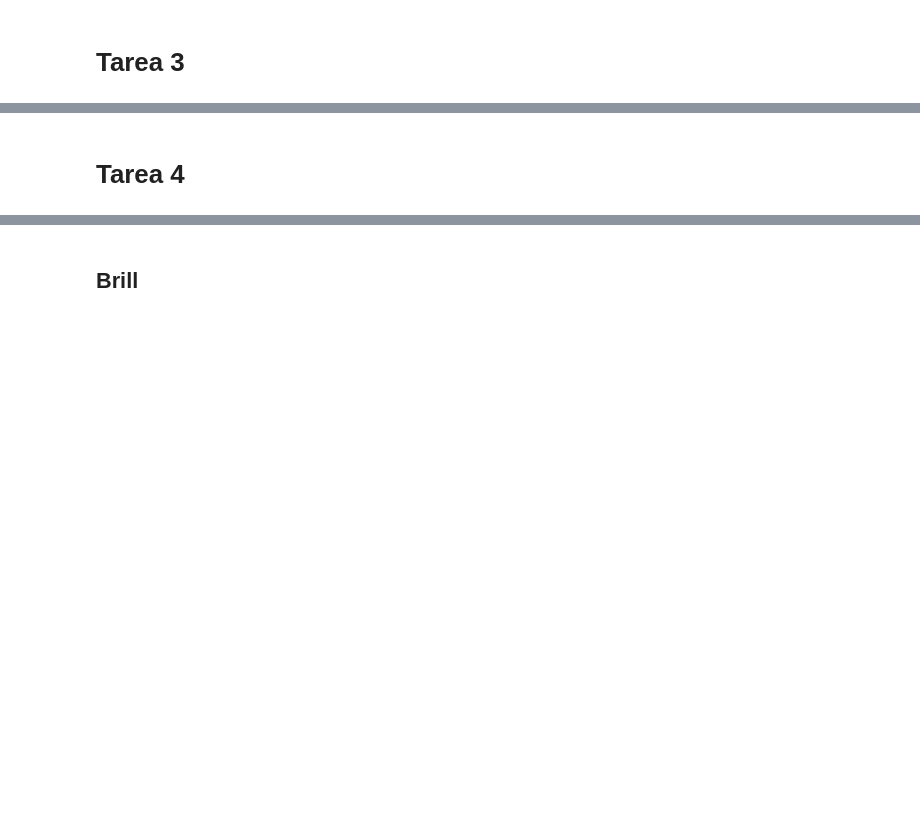
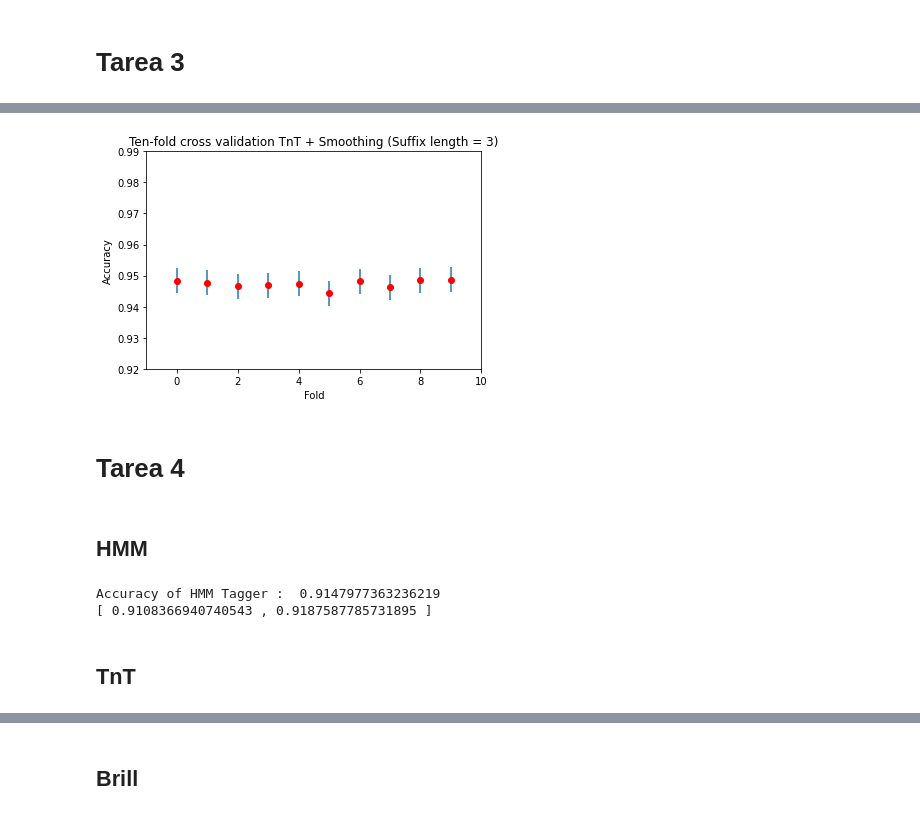
Before and after one commit to jiwidi/MIARFID, a Jupyter notebook: LC/final_lab/POS_tagigng.ipynb, the cells around one changed output, grey strips where cells are left out. Cells and saved outputs as stored; diff of their text form; code cells hidden in the pictures; blank space fills up the shorter version.

```diff
--- a/LC/final_lab/POS_tagigng.ipynb
+++ b/LC/final_lab/POS_tagigng.ipynb
@@ -311,22 +385,19 @@ plt.show()
 # %%
-# Aquí se debería entrenar TNT + suavizado y TNT sin suavizado.
-# Lo dejo a medias porque tengo dudas de si se hace así.
-
-# Train TNT+Smoothing (falta añadir TNT sin smoothing)
-results_tnt_affix_length_2 = []
-intervals_tnt_affix_length_2 = []
+# Train TNT+Smoothing (suffix length = 3)
+results_tnt_affix_length_3 = []
+intervals_tnt_affix_length_3 = []
 kf_fold = KFold(n_splits=10, shuffle=False)
 for train_index, test_index in kf_fold.split(processed_corpus):
         #Split data
         training_cv = np.take(processed_corpus,train_index).tolist()
         test_cv = np.take(processed_corpus,test_index).tolist()
         # TNT + Smoothing
-        v = tr_te_tnt_smooth(training_cv,test_cv,-1)
-        results_tnt_affix_length_2.append(v)
+        v = tr_te_tnt_smooth(training_cv,test_cv,3)
+        results_tnt_affix_length_3.append(v)
         #Number of words on test partition
         N = 0
         for i in test_notcv: N += len(i)
         #Intervalos
         d = 1.96*math.sqrt((v*(1-v))/N)
         ic = round(d,3)
-        intervals_tnt_affix_length_2.append(ic)
+        intervals_tnt_affix_length_3.append(ic)
@@ -333,2 +408,16 @@ for train_index, test_index in kf_fold.split(processed_corpus):
+# %%
+x=[i for i in range(10)]
+y=results_tnt_affix_length_3 # results es una lista con los resultados de cada experimento
+plt.axis([-1, 10, 0.92, 0.99])
+plt.ylabel('Accuracy')
+plt.xlabel('Fold')
+plt.title('Ten-fold cross validation TnT + Smoothing (Suffix length = 3)')
+plt.plot(x,y,'ro')
+Tic=intervals_tnt_affix_length_2 # Lista con los intervalos de confianza
+plt.errorbar(x,y,yerr=Tic,linestyle='None')
+plt.savefig('TnT_suffix_3.png')
+plt.show()
+# %% [output]
+[figure, added]
 # %% [markdown]
 # Tarea 4
@@ -334,0 +433,14 @@ for train_index, test_index in kf_fold.split(processed_corpus):
+# %% [markdown]
+## HMM
+# %%
+hmm_tagger = hmm.HiddenMarkovModelTagger.train(train)
+acc = hmm_tagger.evaluate(test)
+print("Accuracy of HMM Tagger : ", acc)
+print('[',acc-1.96*math.sqrt((acc*(1-acc))/N),',',acc+1.96*math.sqrt((acc*(1-acc))/N),']')
+results.append(acc)
+ics.append(1.96*math.sqrt((acc*(1-acc))/N))
+# %% [output]
+Accuracy of HMM Tagger :  0.9147977363236219
+[ 0.9108366940740543 , 0.9187587785731895 ]
+# %% [markdown]
+## TnT
```
Also changed, not shown: parts of 38 cells of this notebook, 1 other file.
